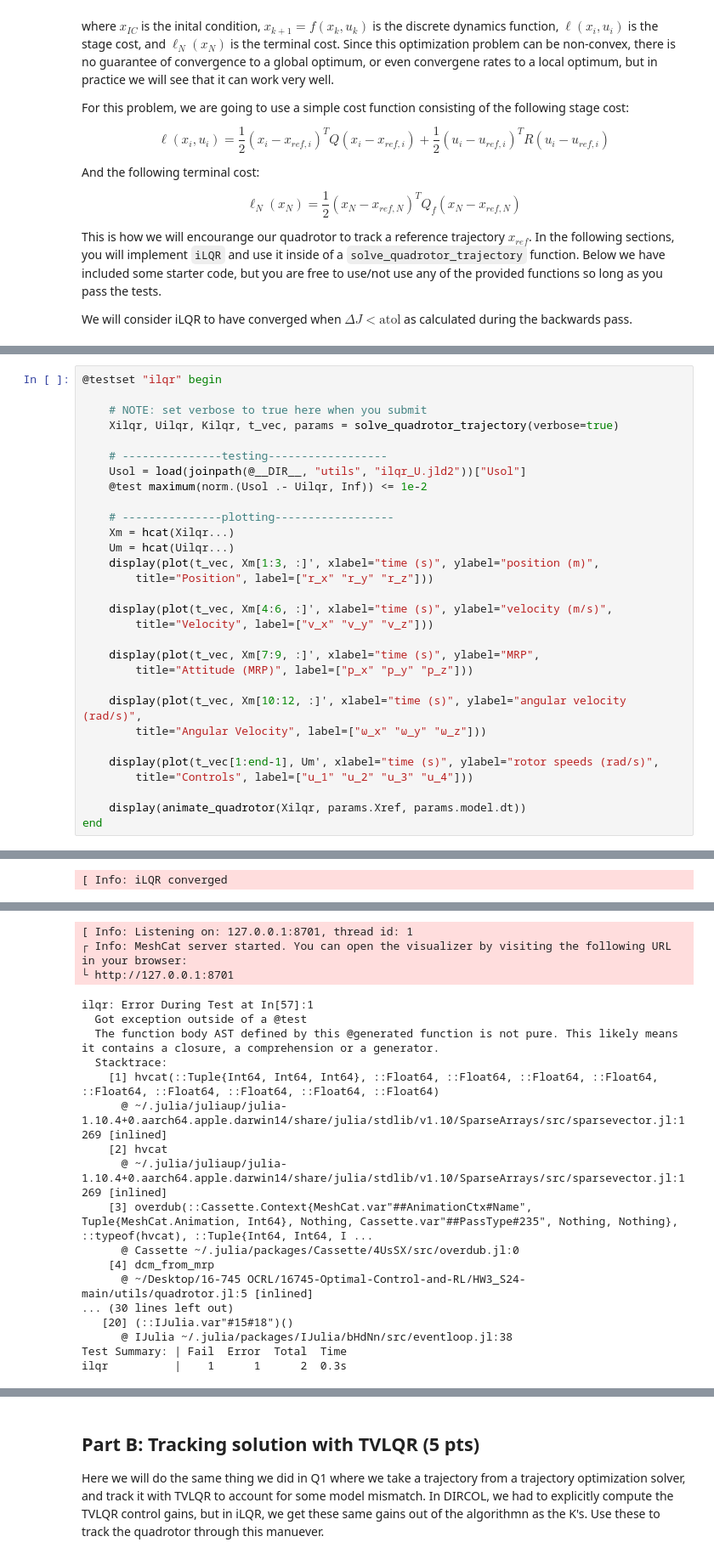
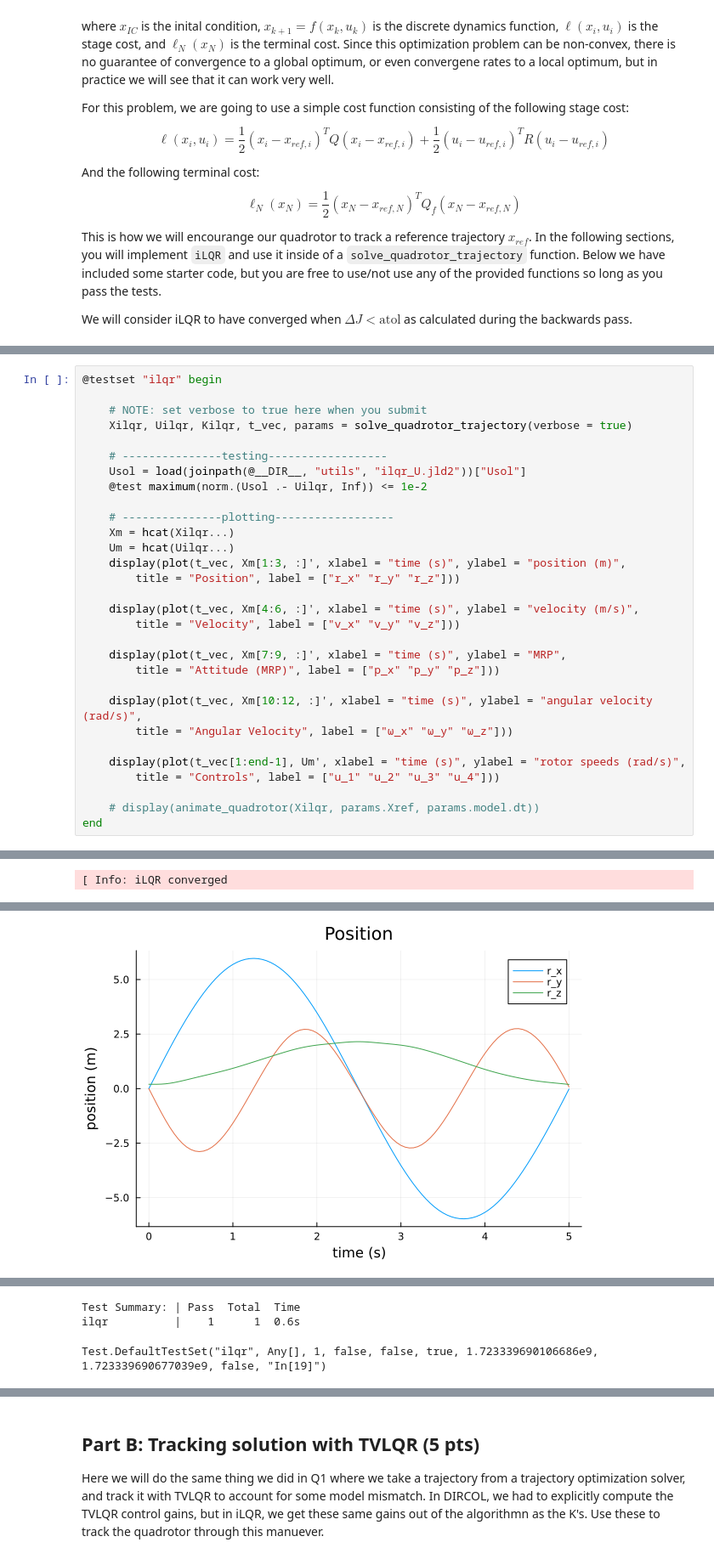
Before and after one commit to Guo-lab/16745-Optimal-Control-and-RL, a Jupyter notebook: HW3_S24-main/Q2.ipynb, the cells around one changed output, grey strips where cells are left out. Shown at 85% size. Cells and saved outputs as stored; diff of their text form.

```diff
--- a/HW3_S24-main/Q2.ipynb
+++ b/HW3_S24-main/Q2.ipynb
@@ -423,31 +421,31 @@ solve_quadrotor_trajectory (generic function with 1 method)
 # %%
 @testset "ilqr" begin
 
-    # NOTE: set verbose to true here when you submit
-    Xilqr, Uilqr, Kilqr, t_vec, params = solve_quadrotor_trajectory(verbose=true)
+	# NOTE: set verbose to true here when you submit
+	Xilqr, Uilqr, Kilqr, t_vec, params = solve_quadrotor_trajectory(verbose = true)
 
-    # ---------------testing------------------
-    Usol = load(joinpath(@__DIR__, "utils", "ilqr_U.jld2"))["Usol"]
-    @test maximum(norm.(Usol .- Uilqr, Inf)) <= 1e-2
+	# ---------------testing------------------
+	Usol = load(joinpath(@__DIR__, "utils", "ilqr_U.jld2"))["Usol"]
+	@test maximum(norm.(Usol .- Uilqr, Inf)) <= 1e-2
 
-    # ---------------plotting------------------
-    Xm = hcat(Xilqr...)
-    Um = hcat(Uilqr...)
-    display(plot(t_vec, Xm[1:3, :]', xlabel="time (s)", ylabel="position (m)",
-        title="Position", label=["r_x" "r_y" "r_z"]))
+	# ---------------plotting------------------
+	Xm = hcat(Xilqr...)
+	Um = hcat(Uilqr...)
+	display(plot(t_vec, Xm[1:3, :]', xlabel = "time (s)", ylabel = "position (m)",
+		title = "Position", label = ["r_x" "r_y" "r_z"]))
 
-    display(plot(t_vec, Xm[4:6, :]', xlabel="time (s)", ylabel="velocity (m/s)",
-        title="Velocity", label=["v_x" "v_y" "v_z"]))
+	display(plot(t_vec, Xm[4:6, :]', xlabel = "time (s)", ylabel = "velocity (m/s)",
+		title = "Velocity", label = ["v_x" "v_y" "v_z"]))
 
-    display(plot(t_vec, Xm[7:9, :]', xlabel="time (s)", ylabel="MRP",
-        title="Attitude (MRP)", label=["p_x" "p_y" "p_z"]))
+	display(plot(t_vec, Xm[7:9, :]', xlabel = "time (s)", ylabel = "MRP",
+		title = "Attitude (MRP)", label = ["p_x" "p_y" "p_z"]))
 
-    display(plot(t_vec, Xm[10:12, :]', xlabel="time (s)", ylabel="angular velocity (rad/s)",
-        title="Angular Velocity", label=["ω_x" "ω_y" "ω_z"]))
+	display(plot(t_vec, Xm[10:12, :]', xlabel = "time (s)", ylabel = "angular velocity (rad/s)",
+		title = "Angular Velocity", label = ["ω_x" "ω_y" "ω_z"]))
 
-    display(plot(t_vec[1:end-1], Um', xlabel="time (s)", ylabel="rotor speeds (rad/s)",
-        title="Controls", label=["u_1" "u_2" "u_3" "u_4"]))
+	display(plot(t_vec[1:end-1], Um', xlabel = "time (s)", ylabel = "rotor speeds (rad/s)",
+		title = "Controls", label = ["u_1" "u_2" "u_3" "u_4"]))
 
-    display(animate_quadrotor(Xilqr, params.Xref, params.model.dt))
+	# display(animate_quadrotor(Xilqr, params.Xref, params.model.dt))
 end
 # %% [output]
@@ -472,0 +471 @@ Stacktrace:
+[figure, added]
@@ -473,20 +476,3 @@ Stacktrace:
-[ Info: Listening on: 127.0.0.1:8701, thread id: 1
-┌ Info: MeshCat server started. You can open the visualizer by visiting the following URL in your browser:
-└ http://127.0.0.1:8701
+Test Summary: | Pass  Total  Time
+ilqr          |    1      1  0.6s
-ilqr: Error During Test at In[57]:1
-  Got exception outside of a @test
-  The function body AST defined by this @generated function is not pure. This likely means it contains a closure, a comprehension or a generator.
-  Stacktrace:
-    [1] hvcat(::Tuple{Int64, Int64, Int64}, ::Float64, ::Float64, ::Float64, ::Float64, ::Float64, ::Float64, ::Float64, ::Float64, ::Float64)
-      @ ~/.julia/juliaup/julia-1.10.4+0.aarch64.apple.darwin14/share/julia/stdlib/v1.10/SparseArrays/src/sparsevector.jl:1269 [inlined]
-    [2] hvcat
-      @ ~/.julia/juliaup/julia-1.10.4+0.aarch64.apple.darwin14/share/julia/stdlib/v1.10/SparseArrays/src/sparsevector.jl:1269 [inlined]
-    [3] overdub(::Cassette.Context{MeshCat.var"##AnimationCtx#Name", Tuple{MeshCat.Animation, Int64}, Nothing, Cassette.var"##PassType#235", Nothing, Nothing}, ::typeof(hvcat), ::Tuple{Int64, Int64, I ...
-      @ Cassette ~/.julia/packages/Cassette/4UsSX/src/overdub.jl:0
-    [4] dcm_from_mrp
-      @ ~/Desktop/16-745 OCRL/16745-Optimal-Control-and-RL/HW3_S24-main/utils/quadrotor.jl:5 [inlined]
-... (30 lines left out)
-   [20] (::IJulia.var"#15#18")()
-      @ IJulia ~/.julia/packages/IJulia/bHdNn/src/eventloop.jl:38
-Test Summary: | Fail  Error  Total  Time
-ilqr          |    1      1      2  0.3s
+Test.DefaultTestSet("ilqr", Any[], 1, false, false, true, 1.723339690106686e9, 1.723339690677039e9, false, "In[19]")
```
Also changed, not shown: parts of 9 cells of this notebook, 6 other files.
